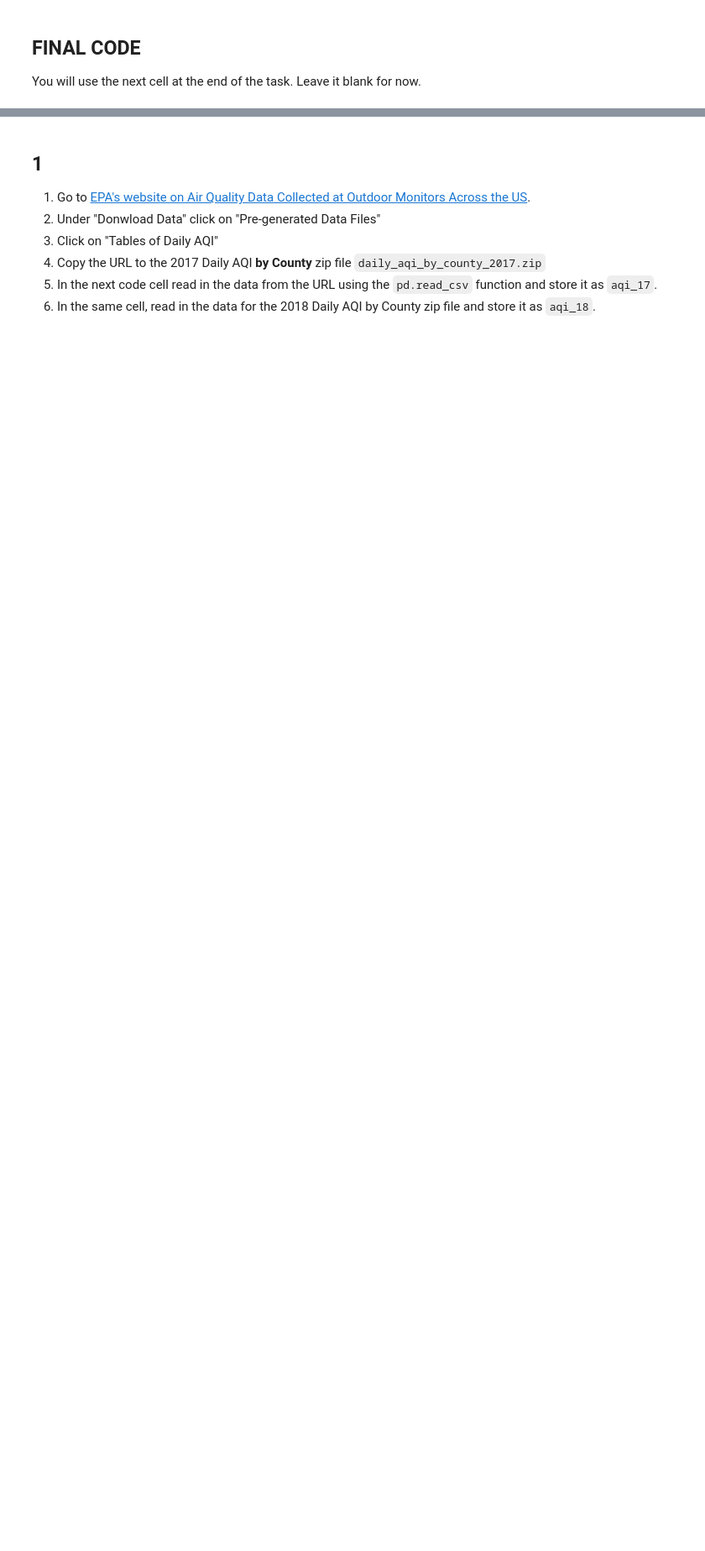
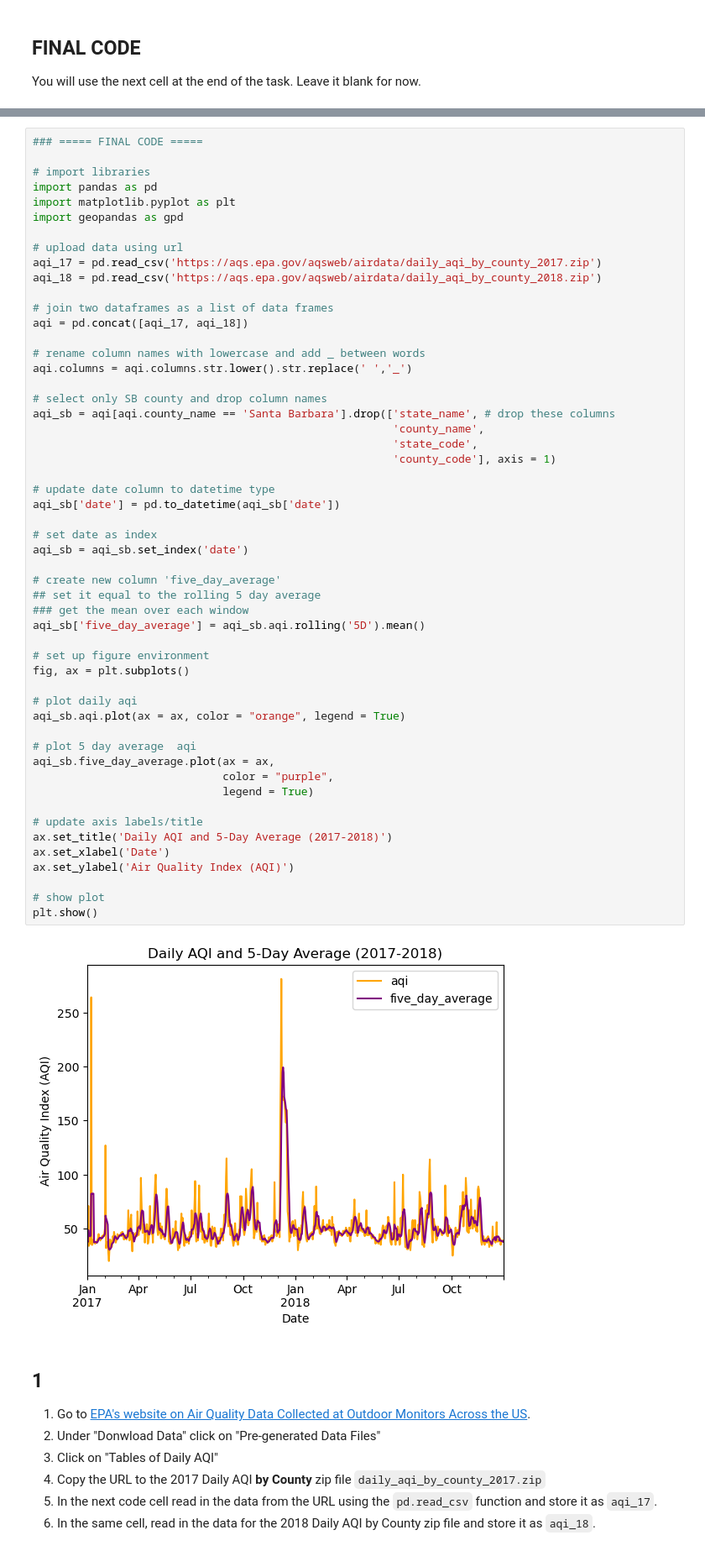
Before and after one commit to lunacatalan/eds220-hwk-2, a Jupyter notebook: hwk2-task2-aqi.ipynb, the cells around one changed output, grey strips where cells are left out. Shown at 84% size. Saved outputs shown, nothing was run; the diff lists cells and outputs as text; blank space fills up the shorter version.

```diff
--- a/hwk2-task2-aqi.ipynb
+++ b/hwk2-task2-aqi.ipynb
@@ -23,3 +21,58 @@ You will use the next cell at the end of the task. Leave it blank for now.
+# %%
+### ===== FINAL CODE =====
+
+# import libraries
+import pandas as pd
+import matplotlib.pyplot as plt
+import geopandas as gpd
+
+# upload data using url
+aqi_17 = pd.read_csv('https://aqs.epa.gov/aqsweb/airdata/daily_aqi_by_county_2017.zip')
+aqi_18 = pd.read_csv('https://aqs.epa.gov/aqsweb/airdata/daily_aqi_by_county_2018.zip')
+
+# join two dataframes as a list of data frames
+aqi = pd.concat([aqi_17, aqi_18])
+
+# rename column names with lowercase and add _ between words
+aqi.columns = aqi.columns.str.lower().str.replace(' ','_')
+
+# select only SB county and drop column names
+aqi_sb = aqi[aqi.county_name == 'Santa Barbara'].drop(['state_name', # drop these columns
+                                                       'county_name',
+                                                       'state_code',
+                                                       'county_code'], axis = 1)
+
+# update date column to datetime type
+aqi_sb['date'] = pd.to_datetime(aqi_sb['date'])
+
+# set date as index
+aqi_sb = aqi_sb.set_index('date')
+
+# create new column 'five_day_average'
+## set it equal to the rolling 5 day average
+### get the mean over each window
+aqi_sb['five_day_average'] = aqi_sb.aqi.rolling('5D').mean()
+
+# set up figure environment
+fig, ax = plt.subplots()
+
+# plot daily aqi
+aqi_sb.aqi.plot(ax = ax, color = "orange", legend = True)
+
+# plot 5 day average  aqi
+aqi_sb.five_day_average.plot(ax = ax,
+                             color = "purple",
+                             legend = True)
+
+# update axis labels/title
+ax.set_title('Daily AQI and 5-Day Average (2017-2018)')
+ax.set_xlabel('Date')
+ax.set_ylabel('Air Quality Index (AQI)')
+
+# show plot
+plt.show()
+# %% [output]
+[figure, added]
 # %% [markdown]
 ## 1
 
```
Also changed, not shown: parts of 11 cells of this notebook.
